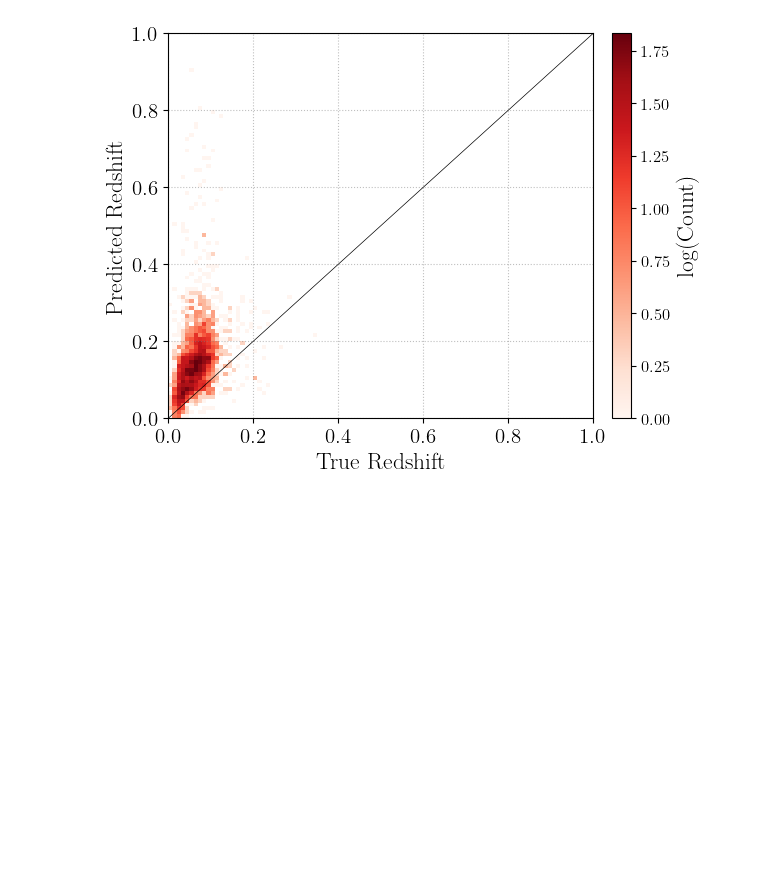
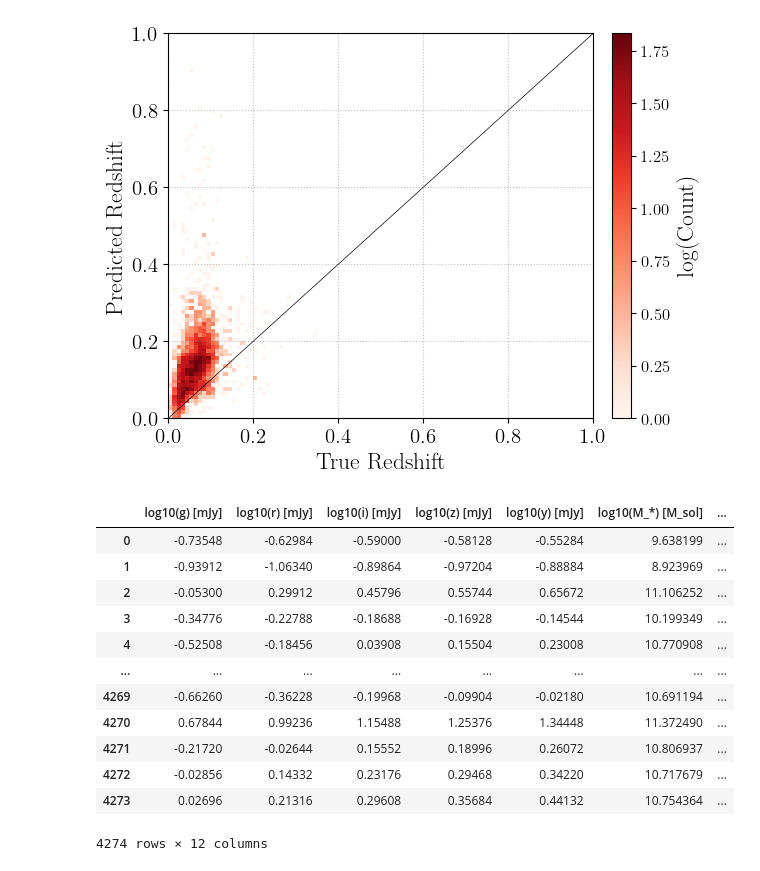
Before and after one commit to Adam-Boesky/astro_SPLASH, a Jupyter notebook: Paper/redshift_study.ipynb, the cells around one changed output. Cells and saved outputs as stored; diff of their text form; code cells hidden in the pictures; blank space fills up the shorter version.

Commit message:
Add SED prediction

```diff
--- a/Paper/redshift_study.ipynb
+++ b/Paper/redshift_study.ipynb
@@ -185,10 +201,14 @@ array(['SLSN-I', 'SLSN-II', 'SN II', 'SN II-pec', 'SN IIP', 'SN IIb',
 # %%
 # Compile all data into one array
 grizy_keys = ['gKronMag_3pi', 'rKronMag_3pi', 'iKronMag_3pi', 'zKronMag_3pi', 'yKronMag_3pi']
+angular_keys = ['raStack_3pi', 'decStack_3pi', 'SN_ra', 'SN_dec']
 X_all = pd.concat((bts_df[grizy_keys], yse_df[grizy_keys])).astype(float)
 z_all = pd.concat((bts_df['sn_redshift'], yse_df['sn_redshift'])).astype(float)
 grizy_err_keys = ['gKronMagErr_3pi', 'rKronMagErr_3pi', 'iKronMagErr_3pi', 'zKronMagErr_3pi', 'yKronMagErr_3pi']
 X_all_err = pd.concat((bts_df[grizy_err_keys], yse_df[grizy_err_keys])).astype(float)
+angular_seps = pd.concat((bts_df[angular_keys], yse_df[angular_keys])).astype(float).apply(lambda row: angular_separation(row['raStack_3pi'], row['decStack_3pi'], row['SN_ra'], row['SN_dec']), axis=1)
+true_classes = pd.concat((bts_df, yse_df))['sn_class']
+all_sn_ra, all_sn_dec = pd.concat((bts_df[angular_keys], yse_df[angular_keys])).astype(float)['SN_ra'], pd.concat((bts_df[angular_keys], yse_df[angular_keys])).astype(float)['SN_dec']
 
 # Drop all the rows where we don't have at least 3 grizy bands
 bad_rows_mask = X_all.isnull().sum(axis=1) >= 1
@@ -197,6 +217,9 @@ X_all = X_all[good_rows_mask].to_numpy()
 z_all = z_all[good_rows_mask].to_numpy()
 X_all_err = X_all_err[good_rows_mask].to_numpy()
 types_all = types_all[good_rows_mask].to_numpy()
+angular_seps = angular_seps[good_rows_mask].to_numpy()
+true_classes = true_classes[good_rows_mask].to_numpy()
+all_sn_ra, all_sn_dec = all_sn_ra[good_rows_mask].to_numpy(), all_sn_dec[good_rows_mask].to_numpy()
 
 # Drop all rows where we have no redshift value
 has_no_z_mask = np.isnan(z_all)
@@ -204,6 +227,9 @@ X_all = X_all[~has_no_z_mask]
 X_all_err = X_all_err[~has_no_z_mask]
 z_all = z_all[~has_no_z_mask]
 types_all = types_all[~has_no_z_mask]
+angular_seps = angular_seps[~has_no_z_mask]
+true_classes = true_classes[~has_no_z_mask]
+all_sn_ra, all_sn_dec = all_sn_ra[~has_no_z_mask], all_sn_dec[~has_no_z_mask]
 
 # Convert grizy from mag to flux and take the log
 X_all = ab_mag_to_flux(X_all)
@@ -780,7 +807,7 @@ plt.show()
 from SPLASH.pipeline import Splash_Pipeline
 # %%
 pipeline = Splash_Pipeline(pipeline_version='weighted_full_band', pre_transformed=True, within_4sigma=False)
-pipe_preds = pipeline.predict_host_properties(X_all_norm, X_grizy_err=X_all_norm_err, return_normalized=True, n_resamples=50)
+pipe_preds = pipeline.predict_host_properties(X_all_norm, X_grizy_err=X_all_norm_err, return_normalized=True, n_resamples=50)[0]
 # %%
 # Real v pred heatmap
 fig, ax = plt.subplots(1,1, figsize=(6, 5))
@@ -804,3 +831,46 @@ plt.savefig('Figures/yse_bts_redshift.pdf', bbox_inches='tight')
 plt.show()
 # %% [output]
 [figure]
+# %%
+classification_groups = [['ia'], ['ib', 'ic'], ['slsn'], ['iin'], ['ii', 'iip', 'ii p', 'iil', 'ii l']]
+lowercase_groups = {cls.lower(): i for i, group in enumerate(classification_groups) for cls in group}
+
+# Function to get the category id for a supernova class
+def get_category_id(sn_class_list):
+    for sn_class in sn_class_list:
+        sn_class_lower = sn_class.lower()
+        for group, group_id in lowercase_groups.items():
+            if group in sn_class_lower:
+                return group_id
+    return np.max(list(lowercase_groups.values())) + 1  # Return a default id if no category is found
+
+# Add 'category_id' column to the DataFrame
+classes_reg = pd.Series(true_classes).apply(lambda x: get_category_id(x.split(','))).to_numpy()
+# %%
+splash_props = (pipe_preds * prop_std + prop_mean)
+splash_classes = pipeline.predict_classes(X_all_norm, angular_sep=angular_seps, X_grizy_err=X_all_norm_err, n_resamples=50)
+label_dict = {0: 'Ia', 1: 'Ib/c', 2: 'SLSN', 3: 'IIn', 4: 'II (P/L)'}
+splash_class_labs = np.array([label_dict[sc] for sc in splash_classes])
+true_class_labs = np.array([label_dict[sc] for sc in classes_reg])
+# %%
+df_for_villar = pd.DataFrame(columns=[f'log10({c}) [mJy]' for c in 'grizy'], data=X_all)
+prop_df = pd.DataFrame(columns=['log10(M_*) [M_sol]', 'log10(SFR) [M_sol/yr]', 'redshift'], data=splash_props)
+df_for_villar = pd.concat((df_for_villar, prop_df), axis=1)
+df_for_villar['SPLASH Class'] = splash_class_labs
+df_for_villar['Given Class'] = true_class_labs
+df_for_villar['SN_ra'], df_for_villar['SN_dec'] = all_sn_ra, all_sn_dec
+df_for_villar
+# %% [output]
+|  | log10(g) [mJy] | log10(r) [mJy] | log10(i) [mJy] | log10(z) [mJy] | log10(y) [mJy] | log10(M_*) [M_sol] | ... |
+| 0 | -0.73548 | -0.62984 | -0.59000 | -0.58128 | -0.55284 | 9.638199 | ... |
+| 1 | -0.93912 | -1.06340 | -0.89864 | -0.97204 | -0.88884 | 8.923969 | ... |
+| 2 | -0.05300 | 0.29912 | 0.45796 | 0.55744 | 0.65672 | 11.106252 | ... |
+| 3 | -0.34776 | -0.22788 | -0.18688 | -0.16928 | -0.14544 | 10.199349 | ... |
+| 4 | -0.52508 | -0.18456 | 0.03908 | 0.15504 | 0.23008 | 10.770908 | ... |
+| ... | ... | ... | ... | ... | ... | ... | ... |
+| 4269 | -0.66260 | -0.36228 | -0.19968 | -0.09904 | -0.02180 | 10.691194 | ... |
+| 4270 | 0.67844 | 0.99236 | 1.15488 | 1.25376 | 1.34448 | 11.372490 | ... |
+| 4271 | -0.21720 | -0.02644 | 0.15552 | 0.18996 | 0.26072 | 10.806937 | ... |
+| 4272 | -0.02856 | 0.14332 | 0.23176 | 0.29468 | 0.34220 | 10.717679 | ... |
+| 4273 | 0.02696 | 0.21316 | 0.29608 | 0.35684 | 0.44132 | 10.754364 | ... |
+4274 rows × 12 columns
```
Also changed, not shown: parts of 6 cells of this notebook, 4 other files.
